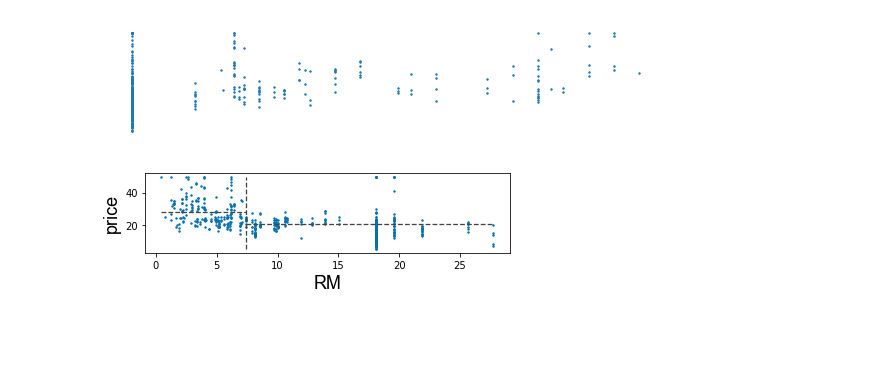
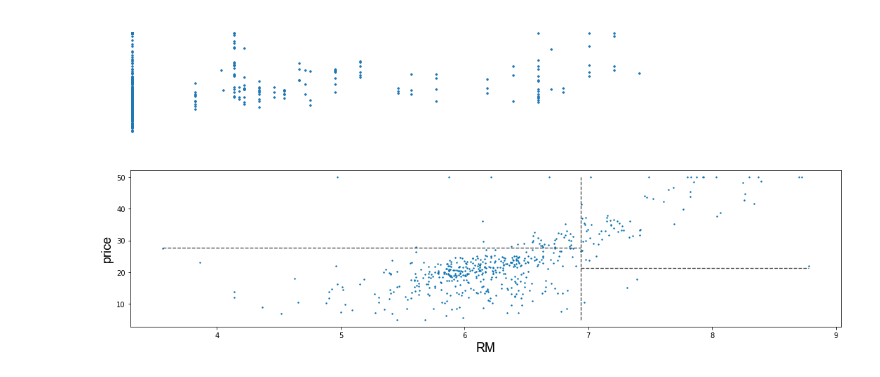
Before and after one commit to darrenzeng2012/animl, a Jupyter notebook: play.ipynb, the cells around one changed output. Drawn from its saved outputs; the diff is of its cells as text; code cells hidden in the pictures; blank space fills up the shorter version.

```diff
--- a/play.ipynb
+++ b/play.ipynb
@@ -53,12 +53,12 @@ plt.show()
 # %%
 from animl.trees import *
 from animl.viz.trees import *
 
 regr = tree.DecisionTreeRegressor(max_depth=4, random_state=666)
 regr.fit(data, target)
 shadow_tree = ShadowDecTree(regr, data, feature_names=feature_names)
-node_split_viz(shadow_tree.root.right, data, target, filename=None, target_name="price", figsize=(6,2))
+node_split_viz(shadow_tree.root, data, target, filename=None, target_name="price", figsize=(15,4))
 
 #Image(open("/tmp/t.png","rb").read())
 # %% [output]
-[figure, old version]
+[figure, new version]
```
Also changed, not shown: parts of 4 cells of this notebook, 1 other file.
